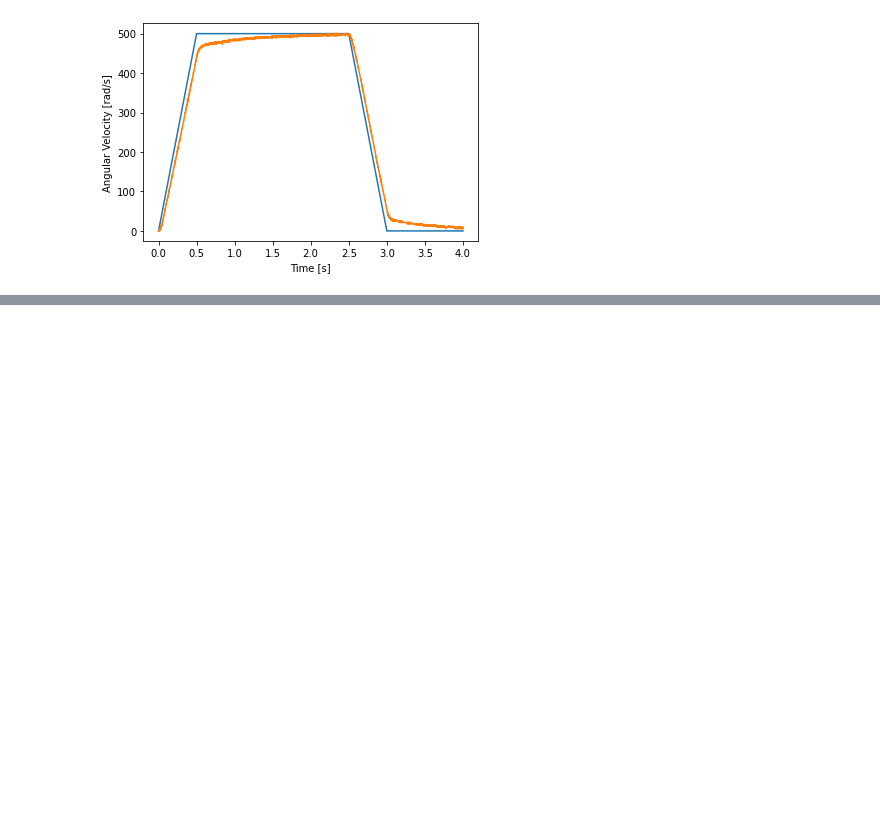
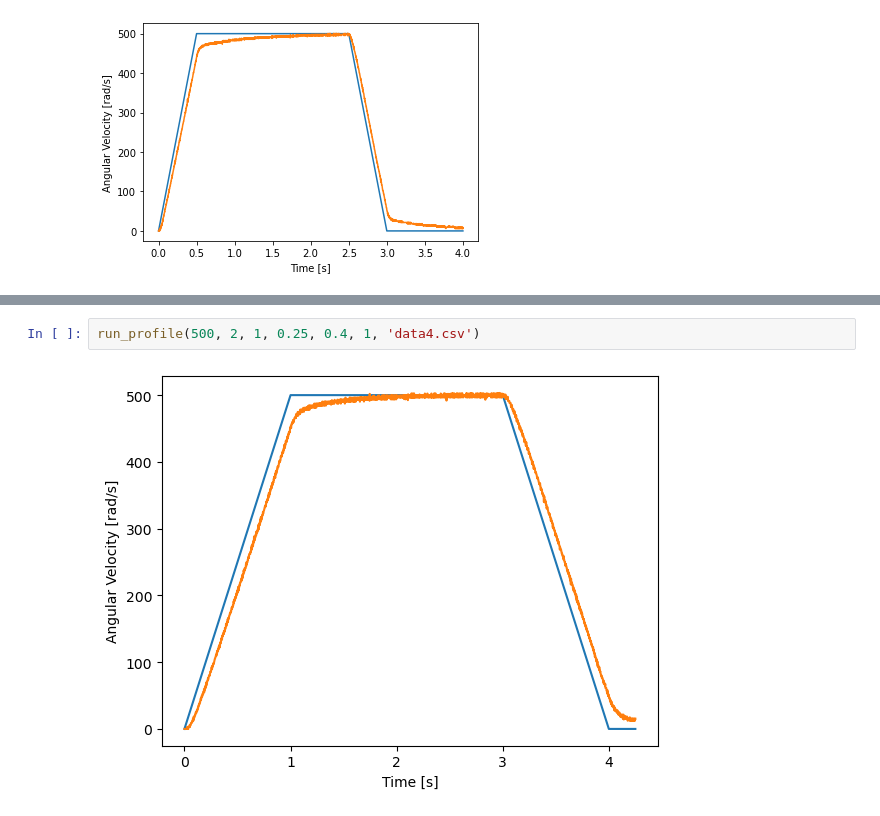
Before and after one commit to Cal-Poly-Control-Group/ME-418-Lab, a Jupyter notebook: Lab4/jupyter/Lab4.ipynb, the cells around one changed output, grey strips where cells are left out. Saved outputs shown, nothing was run; the diff lists cells and outputs as text; blank space fills up the shorter version.

```diff
--- a/Lab4/jupyter/Lab4.ipynb
+++ b/Lab4/jupyter/Lab4.ipynb
@@ -64,0 +69,4 @@ run_profile(500, 2, 0.5, 1, 0.2, 1.2, 'data2.csv')
+# %%
+run_profile(500, 2, 1, 0.25, 0.4, 1, 'data4.csv')
+# %% [output]
+[figure, added]
```
Also changed, not shown: parts of 4 cells of this notebook, 8 other files.
